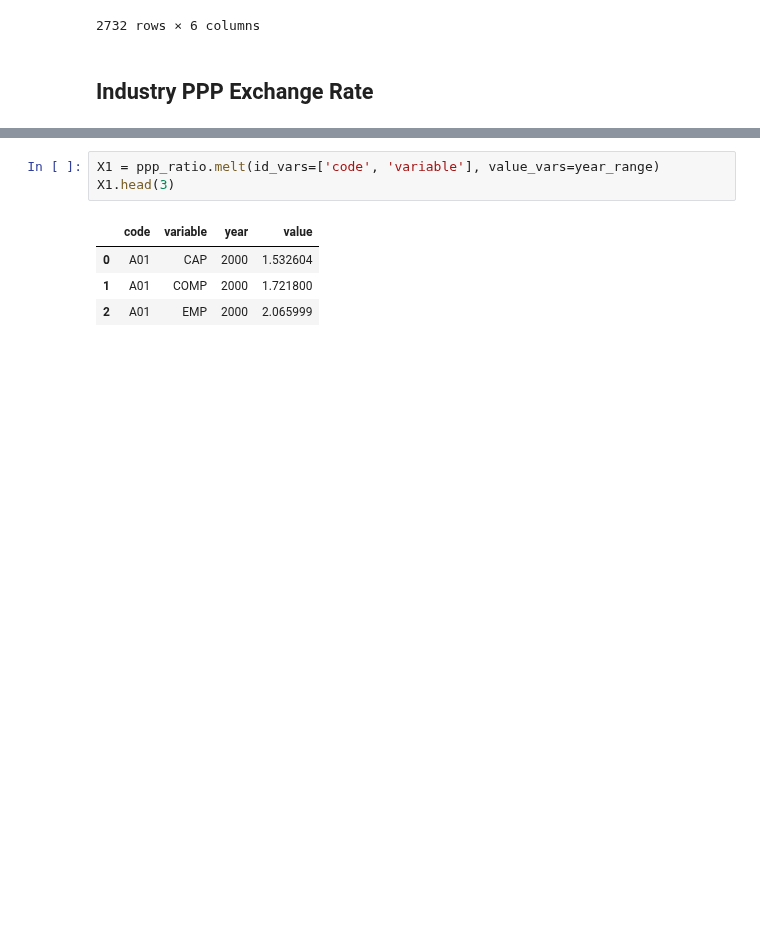
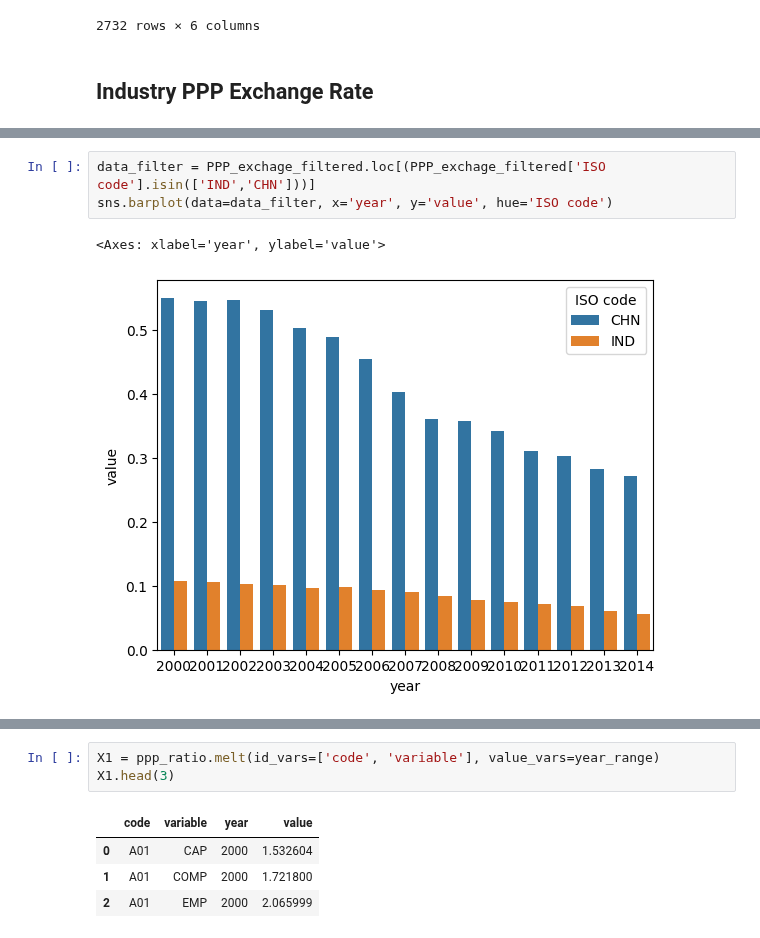
Before and after one commit to kavyajeetbora/ETL_wages, a Jupyter notebook: WIOD.ipynb, the cells around one changed output, grey strips where cells are left out. Saved outputs shown, nothing was run; the diff lists cells and outputs as text; blank space fills up the shorter version.

```diff
--- a/WIOD.ipynb
+++ b/WIOD.ipynb
@@ -222,0 +230,6 @@ PPP_exchage_filtered.head(3)
+# %%
+data_filter = PPP_exchage_filtered.loc[(PPP_exchage_filtered['ISO code'].isin(['IND','CHN']))]
+sns.barplot(data=data_filter, x='year', y='value', hue='ISO code')
+# %% [output]
+<Axes: xlabel='year', ylabel='value'>
+[figure, added]
```
Also changed, not shown: parts of 22 cells of this notebook.
